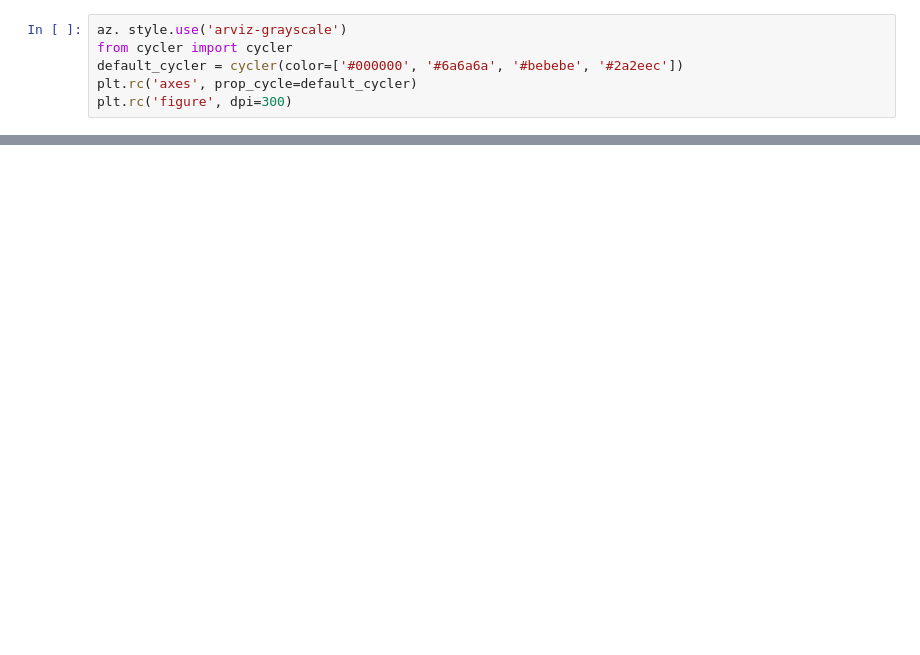
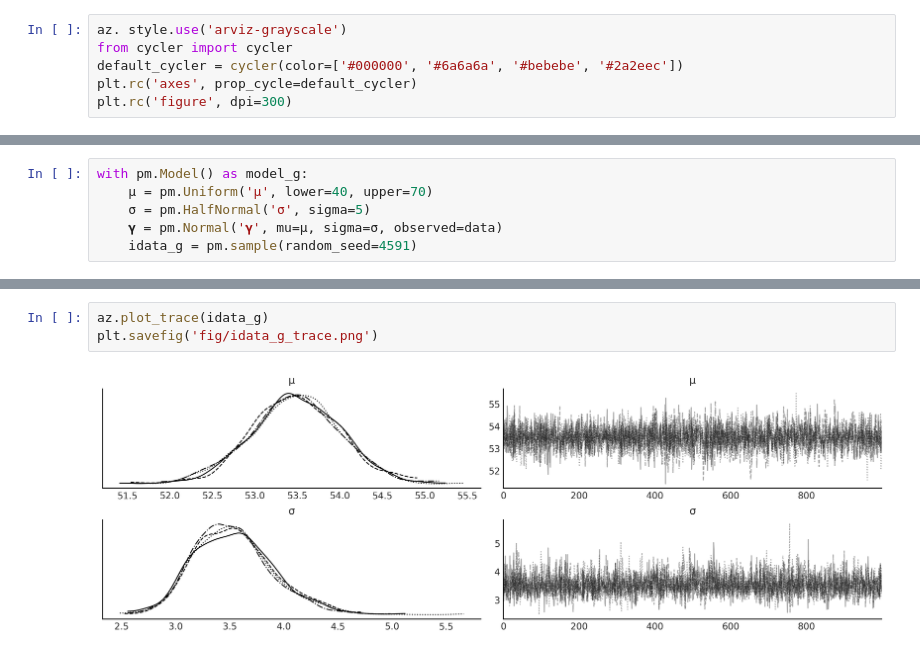
Before and after one commit to MrFanciful/BAP3, a Jupyter notebook: my_work/my_ch02.ipynb, the cells around one changed output, grey strips where cells are left out. Cells and saved outputs as stored; diff of their text form; blank space fills up the shorter version.

```diff
--- a/my_work/my_ch02.ipynb
+++ b/my_work/my_ch02.ipynb
@@ -99,0 +131,6 @@ plt.savefig('fig/idata_loss.png')
+# %%
+with pm.Model() as model_g:
+    µ = pm.Uniform('µ', lower=40, upper=70)
+    σ = pm.HalfNormal('σ', sigma=5)
+    𝛄 = pm.Normal('𝛄', mu=µ, sigma=σ, observed=data)
+    idata_g = pm.sample(random_seed=4591)
@@ -99,0 +144,5 @@ plt.savefig('fig/idata_loss.png')
+# %%
+az.plot_trace(idata_g)
+plt.savefig('fig/idata_g_trace.png')
+# %% [output]
+[figure, added]
```
Also changed, not shown: parts of 17 cells of this notebook, 10 other files.
